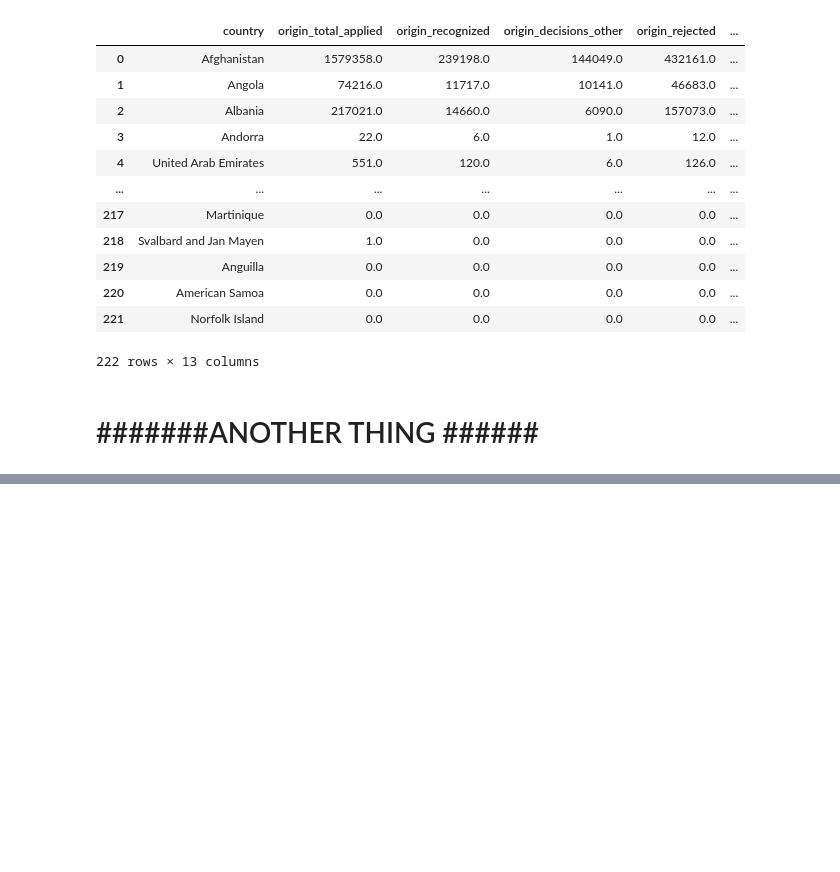
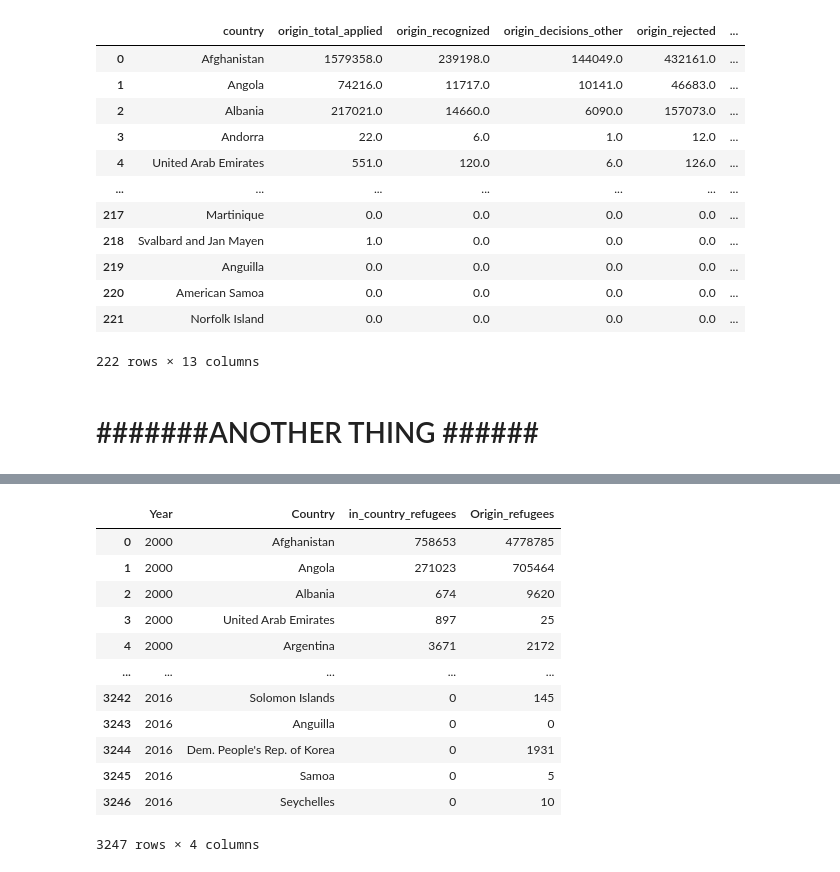
Before and after one commit to Mutlaq0/project_Asylum, a Jupyter notebook: Untitled.ipynb, the cells around one changed output, grey strips where cells are left out. Saved outputs shown, nothing was run; the diff lists cells and outputs as text; code cells hidden in the pictures; blank space fills up the shorter version.

```diff
--- a/Untitled.ipynb
+++ b/Untitled.ipynb
@@ -323,0 +209,16 @@ df_countries = pd.merge(df_countries, population_types, on='country')
+# %%
+refugees_time
+# %% [output]
+|  | Year | Country | in_country_refugees | Origin_refugees |
+| 0 | 2000 | Afghanistan | 758653 | 4778785 |
+| 1 | 2000 | Angola | 271023 | 705464 |
+| 2 | 2000 | Albania | 674 | 9620 |
+| 3 | 2000 | United Arab Emirates | 897 | 25 |
+| 4 | 2000 | Argentina | 3671 | 2172 |
+| ... | ... | ... | ... | ... |
+| 3242 | 2016 | Solomon Islands | 0 | 145 |
+| 3243 | 2016 | Anguilla | 0 | 0 |
+| 3244 | 2016 | Dem. People's Rep. of Korea | 0 | 1931 |
+| 3245 | 2016 | Samoa | 0 | 5 |
+| 3246 | 2016 | Seychelles | 0 | 10 |
+3247 rows × 4 columns
```
Also changed, not shown: parts of 19 cells of this notebook, 3 other files.
